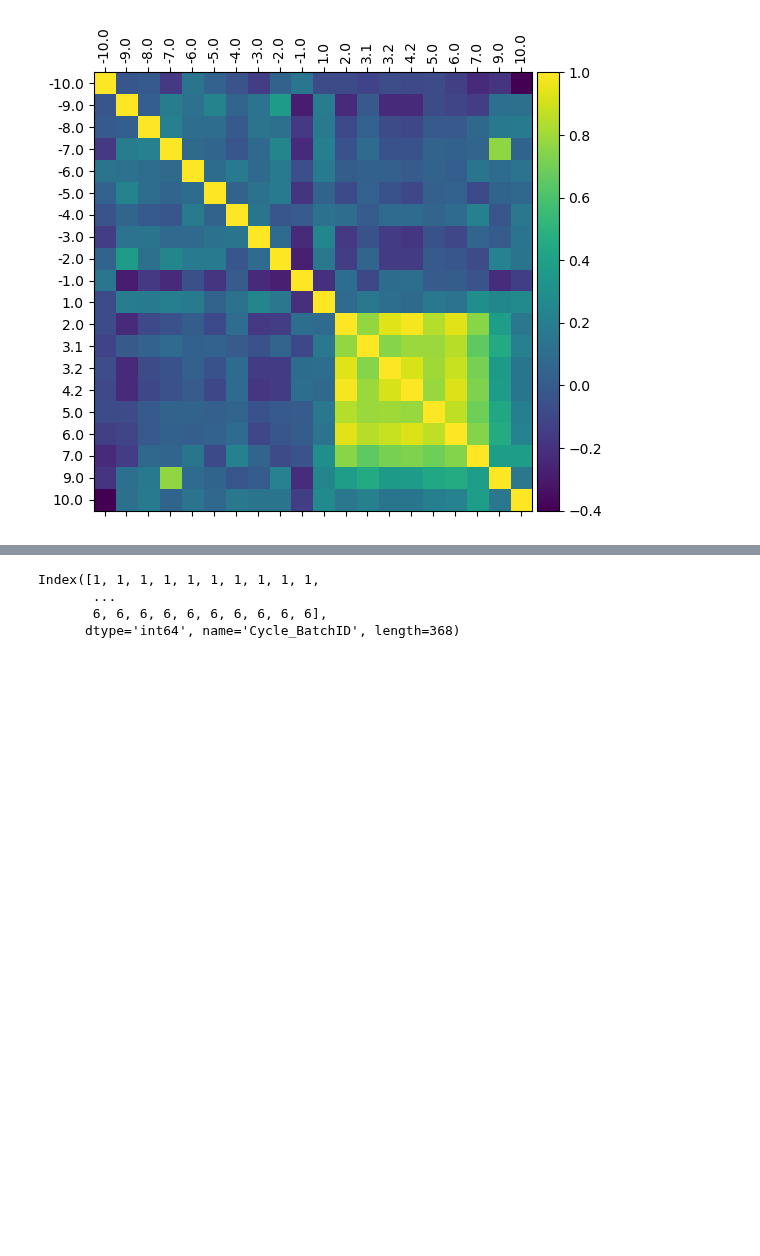
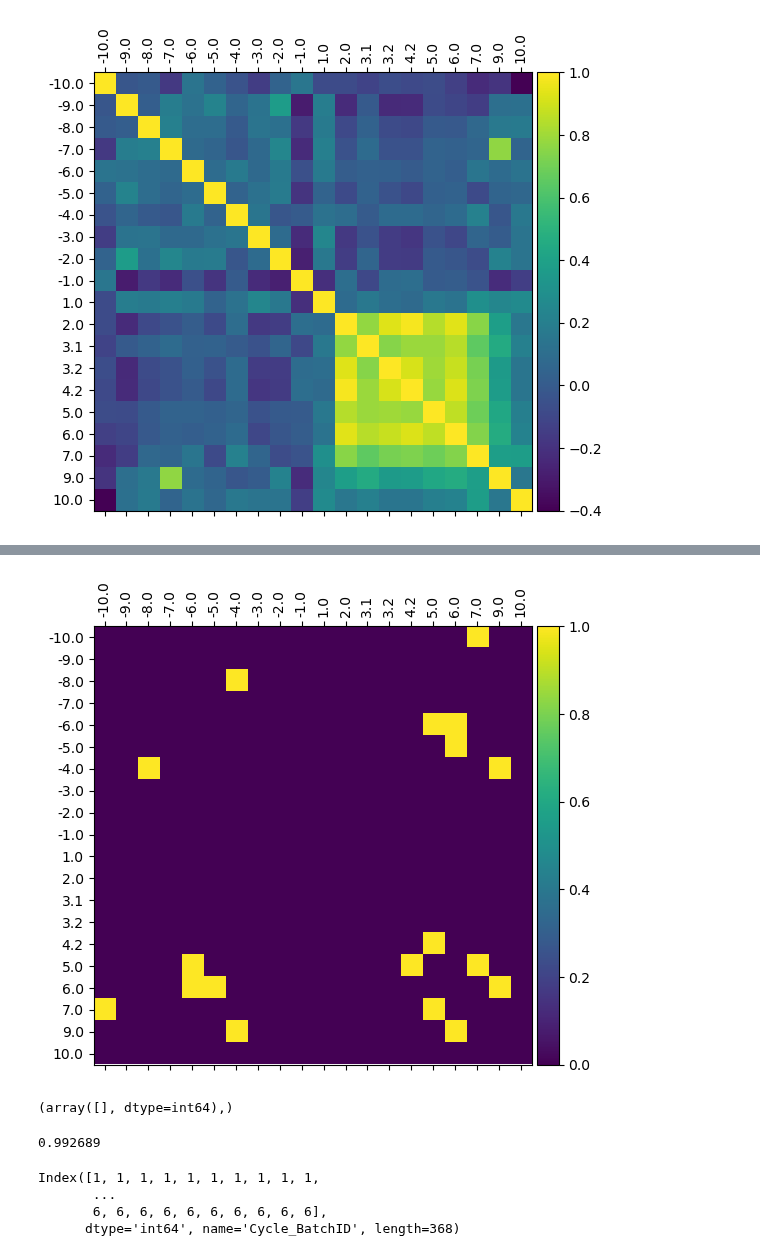
Before and after one commit to jonasbruhub/Analysis-of-Production-flow-systems-with-focus-on-industry, a Jupyter notebook: Simulations and code/Multiple Cycle Data exploration V2.ipynb, the cells around one changed output, grey strips where cells are left out. Drawn from its saved outputs; the diff is of its cells as text; code cells hidden in the pictures; blank space fills up the shorter version.

```diff
--- a/Simulations and code/Multiple Cycle Data exploration V2.ipynb
+++ b/Simulations and code/Multiple Cycle Data exploration V2.ipynb
@@ -862,3 +863,7 @@ ax.set_xticks([x for x in range(C.index.get_level_values(0).__len__())], C.index
 ax.set_yticks([x for x in range(C.index.get_level_values(0).__len__())], C.index.get_level_values(0));
 # %% [output]
 [figure]
+# %%
+# Test for significant korrelation (assuming bivariate normal)
+n = C.values.shape[1]
+corr_mat * np.sqrt(n-2) / (np.sqrt( 1 - corr_mat**2))
@@ -865,3 +888,51 @@ ax.set_yticks([x for x in range(C.index.get_level_values(0).__len__())], C.index
+# %%
+N = 10_000_000
+
+
+
+# corr_samples = np.zeros((N,* ([C.values.shape[0]]*2)))
+
+# for n in range(N):
+#     corr_samples[n,:,:] = np.corrcoef(np.apply_along_axis(np.random.permutation, axis=1, arr=C.values))
+
+# # p-value for permutation test (if p < alpha, then significant and not from random)
+# test_corr = np.mean(np.abs(corr_samples) >= np.abs(corr_mat), axis = 0) < 0.05
+
+
+test_corr = np.zeros([C.values.shape[0]]*2)
+for n in tqdm(range(N)):
+    test_corr += np.abs(np.corrcoef(np.apply_along_axis(np.random.permutation, axis=1, arr=C.values))) >= np.abs(corr_mat)
+
+test_corr = test_corr/N
+# %%
+fig, ax = plt.subplots(1,1,figsize=(6,6))
+# r = ax.matshow(np.abs(corr_mat))
+r = ax.matshow(test_corr < 0.05)
+# plt.colorbar(r, ax = ax);
+divider = make_axes_locatable(ax)
+cax = divider.append_axes("right", size="5%", pad=0.05)
+
+plt.colorbar(r, cax=cax)
+
+ax.set_xticks([x for x in range(C.index.get_level_values(0).__len__())], C.index.get_level_values(0), rotation='vertical');
+ax.set_yticks([x for x in range(C.index.get_level_values(0).__len__())], C.index.get_level_values(0));
+# %% [output]
+[figure, added]
+# %%
+# Benjamin-Hochberg procedure
+alpha = 0.05
+
+T = np.sort(test_corr[np.triu_indices(test_corr.shape[0])])
+m = T.shape[0]
+
+np.where( T <  (alpha * np.array([ k for k in range(1, m+1) ]) / m) )
+# %% [output]
+(array([], dtype=int64),)
+# %%
+# P-value:
+test_corr[0,1]
+# %% [output]
+0.992689
 # %%
 # Combine all from same phase (also delays)
 TET = C.groupby(np.floor(np.abs(C.index))).apply(np.sum, axis = 0)
```
Also changed, not shown: parts of 4 cells of this notebook, 9 other files.
